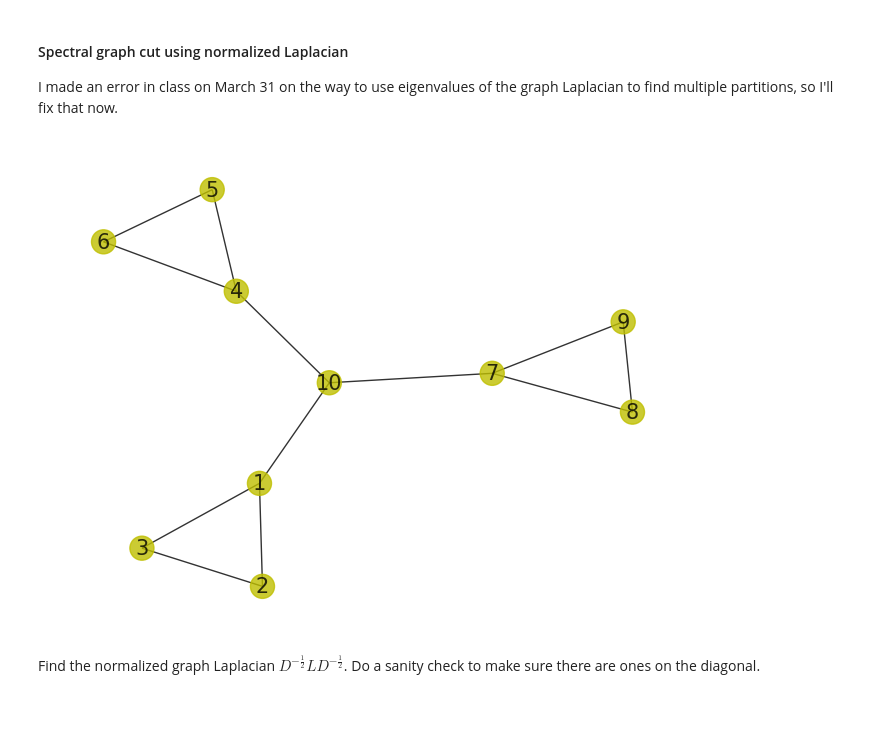
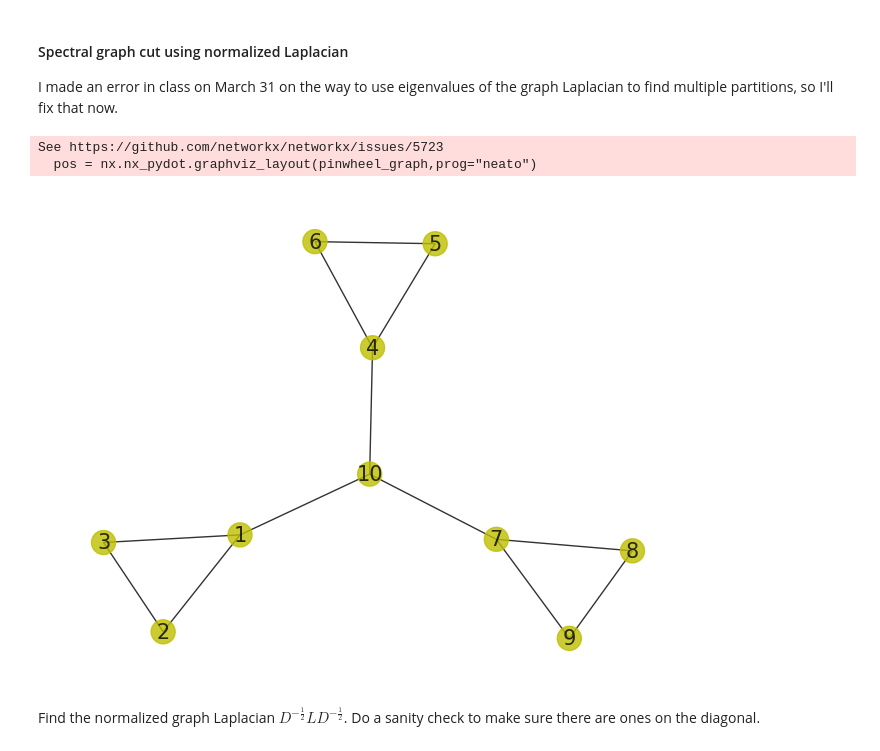
Before and after one commit to MichaelAGoodrich/GraphDataScience_withSNAP, a Jupyter notebook: SpectralGraphCut with Normalized Laplacian.ipynb, the cells around one changed output. Drawn from its saved outputs; the diff is of its cells as text; code cells hidden in the pictures; blank space fills up the shorter version.

```diff
--- a/SpectralGraphCut with Normalized Laplacian.ipynb
+++ b/SpectralGraphCut with Normalized Laplacian.ipynb
@@ -5,17 +5,20 @@ I made an error in class on March 31 on the way to use eigenvalues of the graph
 # %%
 import networkx as nx
 from matplotlib import pyplot as plt
-G = nx.Graph()
-G.add_nodes_from([1,2,3,4,5,6,7,8,9,10])
-G.add_edges_from([(1,2),(1,3),(2,3),(4,5),(4,6),(5,6),(7,8),(7,9),(8,9),(1,10),(4,10),(7,10)])
+pinwheel_graph = nx.Graph()
+pinwheel_graph.add_nodes_from([1,2,3,4,5,6,7,8,9,10])
+pinwheel_graph.add_edges_from([(1,2),(1,3),(2,3),(4,5),(4,6),(5,6),(7,8),(7,9),(8,9),(1,10),(4,10),(7,10)])
 colormap = []
-[colormap.append('y') for nodes in G.nodes()]
-pos = nx.nx_agraph.graphviz_layout(G,prog='neato')
+[colormap.append('y') for nodes in pinwheel_graph.nodes()]
+#pos = nx.nx_agraph.graphviz_layout(G,prog='neato')
+pos = nx.nx_pydot.graphviz_layout(pinwheel_graph,prog="neato")
 plt.figure(1)
 plt.clf()
-nx.draw(G,pos,with_labels = True,node_color = colormap, node_size = 300,font_size = 15, alpha=0.8)
+nx.draw(pinwheel_graph,pos,with_labels = True,node_color = colormap, node_size = 300,font_size = 15, alpha=0.8)
 # %% [output]
+See https://github.com/networkx/networkx/issues/5723
+  pos = nx.nx_pydot.graphviz_layout(pinwheel_graph,prog="neato")
-[figure, old version]
+[figure, new version]
 # %% [markdown]
 Find the normalized graph Laplacian $D^{-\frac{1}{2}}LD^{-\frac{1}{2}}$. Do a sanity check to make sure there are ones on the diagonal.
 # %%
```
Also changed, not shown: parts of 19 cells of this notebook, 1 other file.
